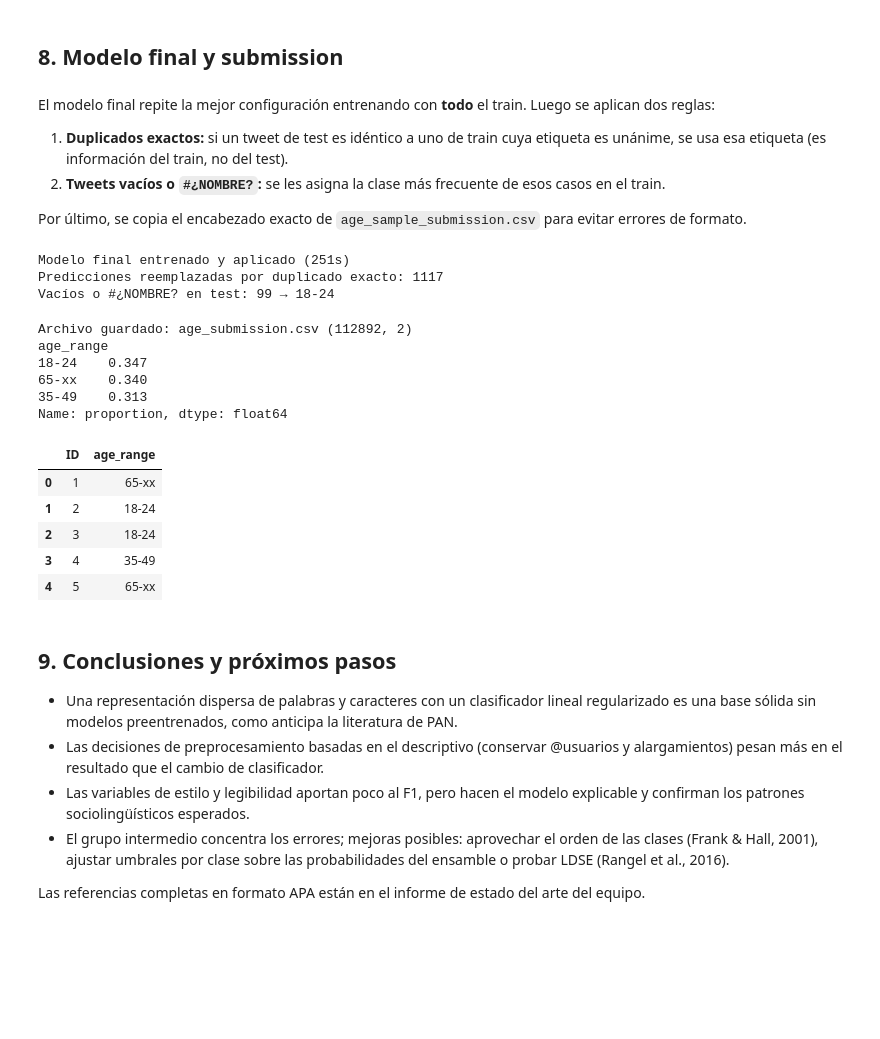
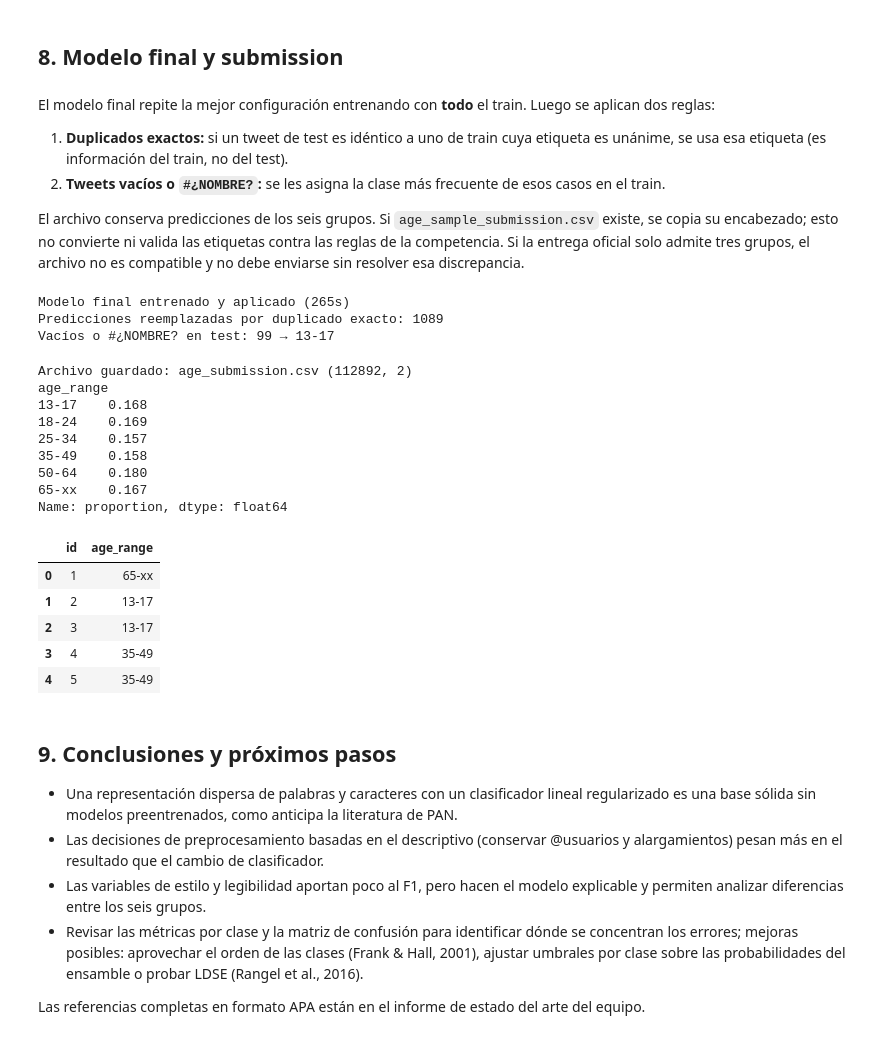
Before and after one commit to AbelAlbuez/natural-language-processing-workshops, a Jupyter notebook: workshops/Kaggle-tweet-age/TweetAge_modelo.ipynb, the cells around one changed output. Cells and saved outputs as stored; diff of their text form; code cells hidden in the pictures; blank space fills up the shorter version.

Commit message:
Modelos y submissions del 11/10/2026
El ultimo V3, con selector de features

```diff
--- a/workshops/Kaggle-tweet-age/TweetAge_modelo.ipynb
+++ b/workshops/Kaggle-tweet-age/TweetAge_modelo.ipynb
@@ -62,7 +64,7 @@ from sklearn.metrics import f1_score, classification_report, confusion_matrix, C
 
 warnings.filterwarnings('ignore', category=UserWarning)
 pd.set_option('display.max_colwidth', 120)
-GROUPS = ['18-24', '35-49', '65-xx']
+GROUPS = ['13-17', '18-24', '25-34', '35-49', '50-64', '65-xx']
 # %% [markdown]
 ## 2. Lectura de datos
 # %% [markdown]
@@ -99,10 +101,6 @@ Con `MODE='agrupar'` cada etiqueta representa un bloque generacional: 13-24 →
 - Se excluyen del entrenamiento los tweets vacíos y los que contienen `#¿NOMBRE?` (error `#NAME?` de Excel en español; el texto original se perdió).
 - **No** se eliminan stopwords, menciones, hashtags, mayúsculas ni alargamientos, porque son marcas de edad.
 # %%
-MAP_AGRUPAR = {'13-17': '18-24', '18-24': '18-24',
-               '25-34': '35-49', '35-49': '35-49',
-               '50-64': '65-xx', '65-xx': '65-xx'}
-
 def prep(texts):
     return pd.Series(texts).fillna('').map(html.unescape).str.strip()
 
@@ -111,21 +109,24 @@ def is_junk(texts):
     return (t == '') | t.str.contains('#¿NOMBRE', regex=False)
 
 train = train_raw.copy()
-if MODE == 'agrupar':
-    train['y'] = train.age_range.map(MAP_AGRUPAR)
-else:
-    train = train[train.age_range.isin(GROUPS)].copy()
-    train['y'] = train.age_range
+unknown_groups = sorted(set(train.age_range) - set(GROUPS))
+if unknown_groups:
+    raise ValueError(f'Hay etiquetas fuera de los seis grupos originales: {unknown_groups}')
+train['y'] = train.age_range
 
 train['text'] = prep(train.text).values
 junk = is_junk(train.text).values
 print(f'Tweets descartados (vacíos o #¿NOMBRE?): {junk.sum()}')
 train = train[~junk].reset_index(drop=True)
 
+class_counts = train.y.value_counts().reindex(GROUPS, fill_value=0)
+if (class_counts < 2).any():
+    raise ValueError(f'Cada grupo necesita al menos dos tweets válidos para la partición estratificada: {class_counts.to_dict()}')
+
 test = test_raw.copy()
 test['text'] = prep(test.text).values
 
-dist = train.y.value_counts().reindex(GROUPS)
+dist = class_counts
 pd.DataFrame({'n': dist, '%': (dist / len(train) * 100).round(1)})
 # %% [output]
 Tweets descartados (vacíos o #¿NOMBRE?): 155
@@ -264,8 +266,9 @@ desc.round(3).head(15)
 # %%
 top = desc.index[:8]
+colors = ['#4C72B0', '#DD8452', '#55A868', '#C44E52', '#8172B3', '#937860']
 fig, axes = plt.subplots(2, 4, figsize=(18, 7))
 for ax, c in zip(axes.ravel(), top):
-    D.groupby(train.y.values)[c].mean().reindex(GROUPS).plot.bar(ax=ax, color=['#4C72B0', '#DD8452', '#55A868'])
+    D.groupby(train.y.values)[c].mean().reindex(GROUPS).plot.bar(ax=ax, color=colors)
     ax.set_title(f'{c} (ε²={eps2[c]:.3f})'); ax.set_xlabel('')
 plt.tight_layout(); plt.show()
 del D; gc.collect()
@@ -567,7 +575,7 @@ El modelo final repite la mejor configuración entrenando con **todo** el train.
 1. **Duplicados exactos:** si un tweet de test es idéntico a uno de train cuya etiqueta es unánime, se usa esa etiqueta (es información del train, no del test).
 2. **Tweets vacíos o `#¿NOMBRE?`:** se les asigna la clase más frecuente de esos casos en el train.
 
-Por último, se copia el encabezado exacto de `age_sample_submission.csv` para evitar errores de formato.
+El archivo conserva predicciones de los seis grupos. Si `age_sample_submission.csv` existe, se copia su encabezado; esto no convierte ni valida las etiquetas contra las reglas de la competencia. Si la entrega oficial solo admite tres grupos, el archivo no es compatible y no debe enviarse sin resolver esa discrepancia.
 # %%
 del X_tr, X_va, models, svc_cal, P_svc, P_sgd; gc.collect()
 t0 = time.time()
@@ -576,9 +584,11 @@ X_all  = fb_final.fit_transform(train.text, S_train, R_train)
 X_test = fb_final.transform(test.text, S_test, R_test)
 
 svc_final = CalibratedClassifierCV(LinearSVC(C=C_best), cv=3, method='sigmoid').fit(X_all, train.y.values)
+assert set(svc_final.classes_) == set(GROUPS), f'El modelo final no conserva los seis grupos: {list(svc_final.classes_)}'
 P = W_BEST * svc_final.predict_proba(X_test)
 if W_BEST < 1:
     sgd_final = SGDClassifier(loss='log_loss', alpha=alpha_best, max_iter=30, tol=1e-4, random_state=SEED).fit(X_all, train.y.values)
+    assert list(sgd_final.classes_) == list(svc_final.classes_)
     P += (1 - W_BEST) * sgd_final.predict_proba(X_test)
 test['age_range'] = svc_final.classes_[P.argmax(1)]
 print(f'Modelo final entrenado y aplicado ({time.time()-t0:.0f}s)')
@@ -591,49 +601,54 @@ test.loc[hit, 'age_range'] = test.loc[hit, 'text'].map(lookup)
 print('Predicciones reemplazadas por duplicado exacto:', int(hit.sum()))
 
 # Regla 2: vacíos y artefacto de Excel
-raw = train_raw.assign(y=train_raw.age_range.map(MAP_AGRUPAR) if MODE == 'agrupar' else train_raw.age_range)
+raw = train_raw.assign(y=train_raw.age_range)
 raw = raw[raw.y.isin(GROUPS)]
 junk_train = is_junk(prep(raw.text)).values
 default = raw.y[junk_train].mode().iloc[0] if junk_train.any() else train.y.mode().iloc[0]
 junk_test = is_junk(test.text).values
 test.loc[junk_test, 'age_range'] = default
 print(f'Vacíos o #¿NOMBRE? en test: {int(junk_test.sum())} → {default}')
+assert test.age_range.isin(GROUPS).all(), 'Hay predicciones fuera de los seis grupos originales'
 # %% [output]
-Modelo final entrenado y aplicado (251s)
-Predicciones reemplazadas por duplicado exacto: 1117
-Vacíos o #¿NOMBRE? en test: 99 → 18-24
+Modelo final entrenado y aplicado (265s)
+Predicciones reemplazadas por duplicado exacto: 1089
+Vacíos o #¿NOMBRE? en test: 99 → 13-17
 # %%
 # Encabezado exacto del archivo de muestra (si está disponible)
 if os.path.exists(SAMPLE_PATH):
     sample_cols = pd.read_csv(SAMPLE_PATH, nrows=0, sep=None, engine='python', encoding='utf-8-sig').columns.tolist()
 else:
-    sample_cols = ['ID', 'age_range']
+    sample_cols = ['id', 'age_range']
+    warnings.warn('No se encontró la plantilla; se usará el encabezado id, age_range. Verifica que la competencia acepte las seis etiquetas originales.')
 sub = pd.DataFrame({sample_cols[0]: test['id'].astype(int), sample_cols[1]: test['age_range']})
 
 assert len(sub) == len(test_raw), 'Faltan filas en la submission'
-assert sub[sample_cols[1]].isin(GROUPS).all(), 'Hay etiquetas fuera de los tres grupos'
+assert sub[sample_cols[1]].isin(GROUPS).all(), 'Hay etiquetas fuera de los seis grupos originales'
 sub.to_csv(OUT_PATH, index=False)
 print('Archivo guardado:', OUT_PATH, sub.shape)
-print(sub[sample_cols[1]].value_counts(normalize=True).round(3))
+print(sub[sample_cols[1]].value_counts(normalize=True).reindex(GROUPS, fill_value=0).round(3))
 sub.head()
 # %% [output]
 Archivo guardado: age_submission.csv (112892, 2)
 age_range
-18-24    0.347
-65-xx    0.340
-35-49    0.313
+13-17    0.168
+18-24    0.169
+25-34    0.157
+35-49    0.158
+50-64    0.180
+65-xx    0.167
 Name: proportion, dtype: float64
-|  | ID | age_range |
+|  | id | age_range |
 | 0 | 1 | 65-xx |
-| 1 | 2 | 18-24 |
-| 2 | 3 | 18-24 |
+| 1 | 2 | 13-17 |
+| 2 | 3 | 13-17 |
 | 3 | 4 | 35-49 |
-| 4 | 5 | 65-xx |
+| 4 | 5 | 35-49 |
 # %% [markdown]
 ## 9. Conclusiones y próximos pasos
 - Una representación dispersa de palabras y caracteres con un clasificador lineal regularizado es una base sólida sin modelos preentrenados, como anticipa la literatura de PAN.
 - Las decisiones de preprocesamiento basadas en el descriptivo (conservar @usuarios y alargamientos) pesan más en el resultado que el cambio de clasificador.
-- Las variables de estilo y legibilidad aportan poco al F1, pero hacen el modelo explicable y confirman los patrones sociolingüísticos esperados.
-- El grupo intermedio concentra los errores; mejoras posibles: aprovechar el orden de las clases (Frank & Hall, 2001), ajustar umbrales por clase sobre las probabilidades del ensamble o probar LDSE (Rangel et al., 2016).
+- Las variables de estilo y legibilidad aportan poco al F1, pero hacen el modelo explicable y permiten analizar diferencias entre los seis grupos.
+- Revisar las métricas por clase y la matriz de confusión para identificar dónde se concentran los errores; mejoras posibles: aprovechar el orden de las clases (Frank & Hall, 2001), ajustar umbrales por clase sobre las probabilidades del ensamble o probar LDSE (Rangel et al., 2016).
 
 Las referencias completas en formato APA están en el informe de estado del arte del equipo.
```
Also changed, not shown: parts of 17 cells of this notebook, 6 other files.
